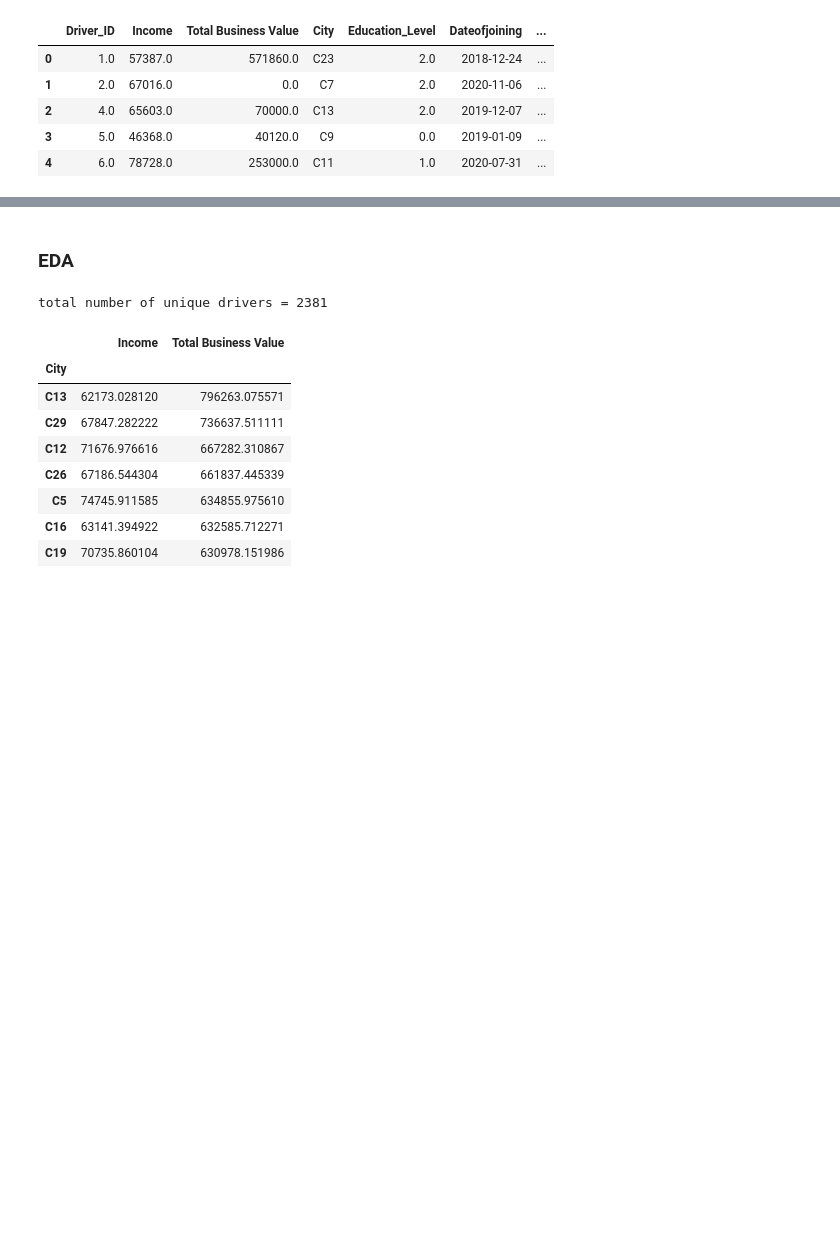
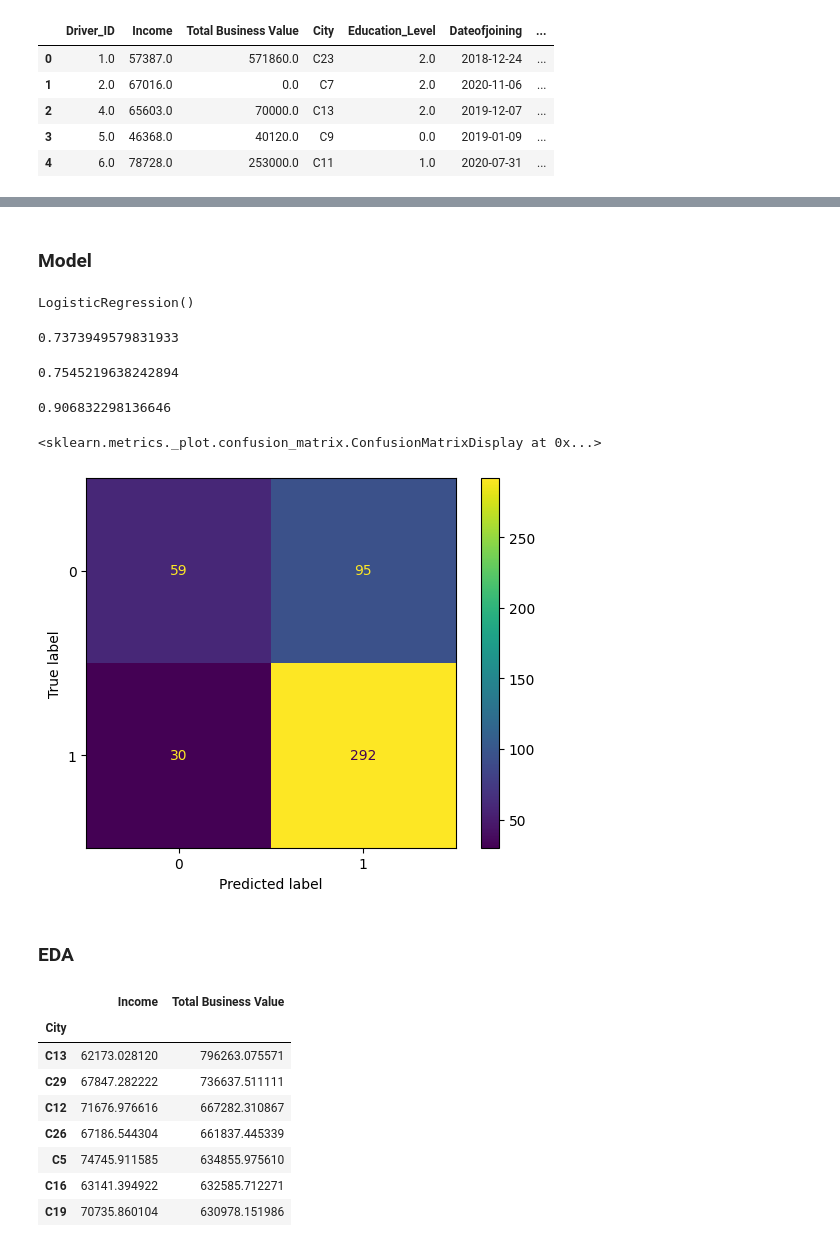
Before and after one commit to PraveenAllam93/data_science_business_cases, a Jupyter notebook: ola.ipynb, the cells around one changed output, grey strips where cells are left out. Saved outputs shown, nothing was run; the diff lists cells and outputs as text; code cells hidden in the pictures; blank space fills up the shorter version.

Commit message:
basic model prepared

```diff
--- a/ola.ipynb
+++ b/ola.ipynb
@@ -185,0 +441,14 @@ modified_df.head()
+# %%
+X = modified_df.drop("churn", axis = 1).copy()
+y = modified_df.churn.copy()
+# %%
+X_train, X_test, y_train, y_test = train_test_split(X, y, test_size = 0.2, stratify = y, random_state = 11)
+
+print(f"shape of the data ")
+print("train: ")
+print(f"  X_train = {X_train.shape}")
+print(f"  y_train = {y_train.shape}")
+
+print("test: ")
+print(f"  X_test = {X_test.shape}")
+print(f"  y_test = {y_test.shape}")
@@ -186,9 +463,32 @@ modified_df.head()
+# %% [markdown]
+### Model
+# %%
+logisticRegression = LogisticRegression()
+
+logisticRegression.fit(X_train, y_train)
+# %% [output]
+LogisticRegression()
+# %%
+y_pred = logisticRegression.predict(X_test)
+accuracy_score(y_test, y_pred)
+# %% [output]
+0.7373949579831933
+# %%
+precision_score(y_test, y_pred)
+# %% [output]
+0.7545219638242894
+# %%
+recall_score(y_test, y_pred)
+# %% [output]
+0.906832298136646
+# %%
+conf = confusion_matrix(y_test, y_pred)
+ConfusionMatrixDisplay(conf, display_labels = logisticRegression.classes_).plot()
+# %% [output]
+<sklearn.metrics._plot.confusion_matrix.ConfusionMatrixDisplay at 0x...>
+[figure, added]
 # %% [markdown]
 ### EDA
-# %%
-print(f"total number of unique drivers = {df['Driver_ID'].nunique()}")
-# %% [output]
-total number of unique drivers = 2381
 # %%
 cities_income = df.groupby(by = "City").agg({"Income" : "mean", "Total Business Value" : "mean"}).sort_values(by = ["Total Business Value", "Income"], ascending = False)
 display(cities_income.iloc[0:7, :])
```
Also changed, not shown: parts of 28 cells of this notebook.
